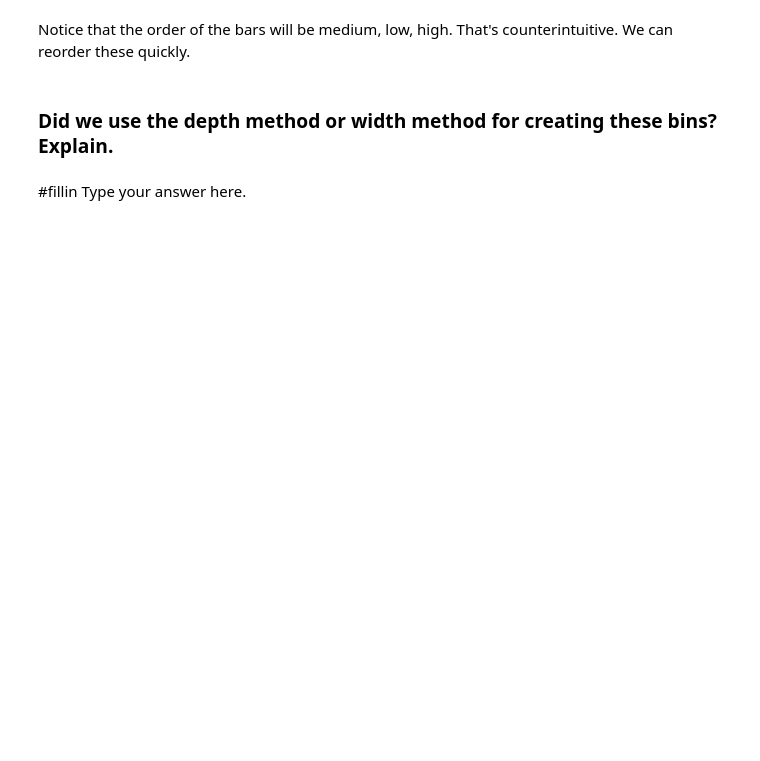
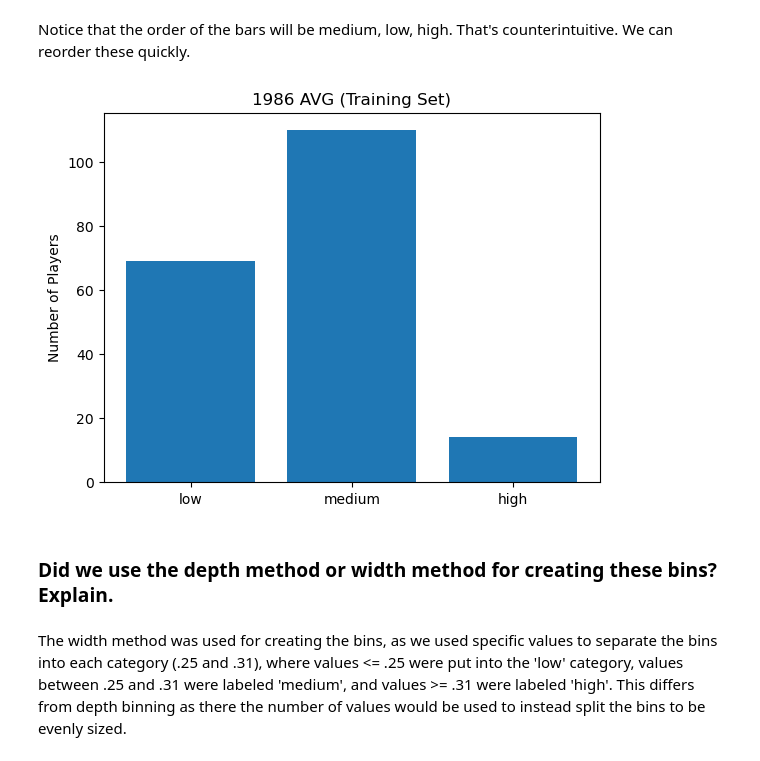
Before and after one commit to Divpath/code_2600, a Jupyter notebook: mod03_eda.ipynb, the cells around one changed output. Saved outputs shown, nothing was run; the diff lists cells and outputs as text; code cells hidden in the pictures; blank space fills up the shorter version.

```diff
--- a/mod03_eda.ipynb
+++ b/mod03_eda.ipynb
@@ -201,15 +228,18 @@ Notice that the order of the bars will be medium, low, high. That's counterintui
 indexMap = ['low', 'medium', 'high']
 reordered_list = [Train['AVG_bin'].value_counts()[i] for i in indexMap]
 # %%
-plt.bar(#fillin
+plt.bar(indexMap, reordered_list)
 
 plt.title("1986 AVG (Training Set)")
 plt.ylabel("Number of Players")
 
-plt.xticks(#fillin
+plt.xticks(indexMap)
 
 plt.show()
+# %% [output]
+[figure, added]
 # %% [markdown]
 ### Did we use the depth method or width method for creating these bins? Explain.
 # %% [markdown]
-#fillin Type your answer here.
+The width method was used for creating the bins, as we used specific values to separate the bins into each category
+(.25 and .31), where values <= .25 were put into the 'low' category, values between .25 and .31 were labeled 'medium', and values >= .31 were labeled 'high'. This differs from depth binning as there the number of values would be used to instead split the bins to be evenly sized.
```
Also changed, not shown: parts of 6 cells of this notebook.
